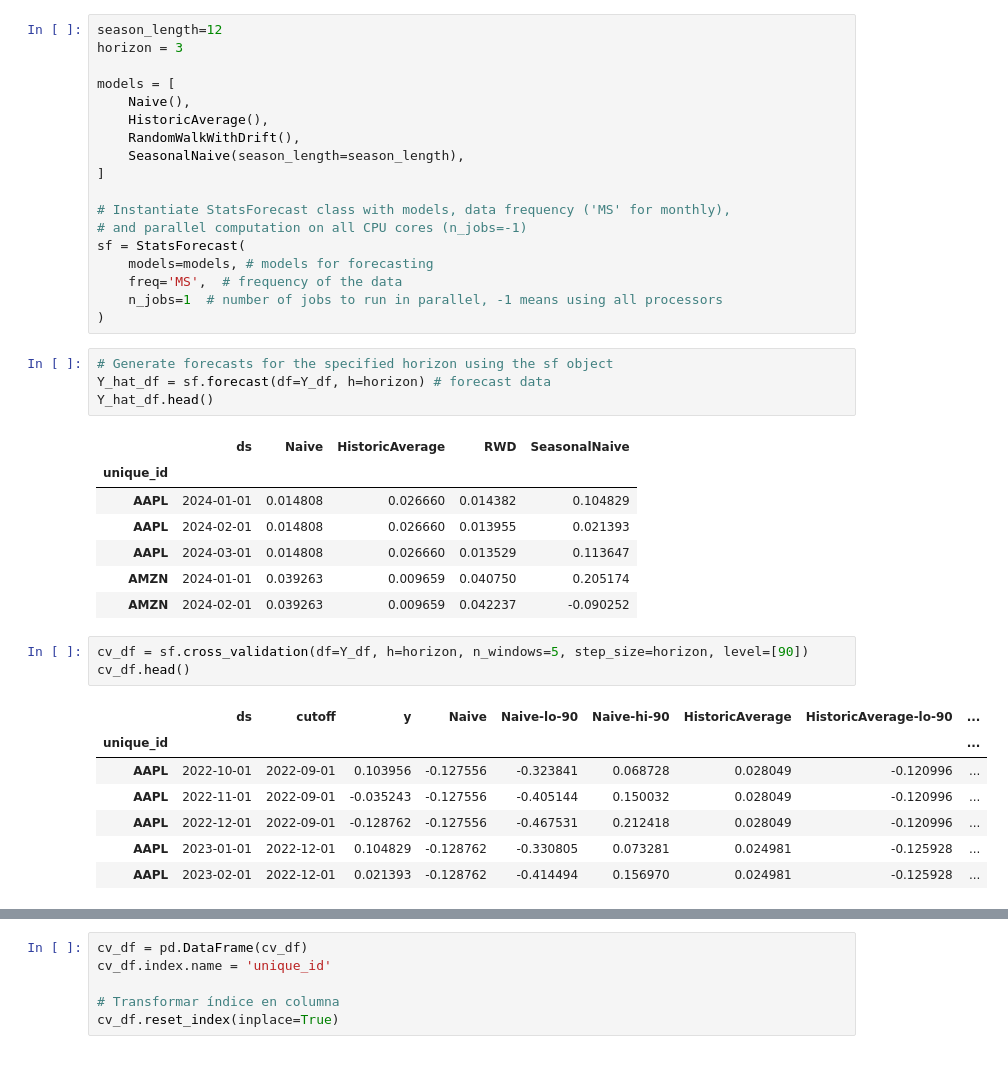
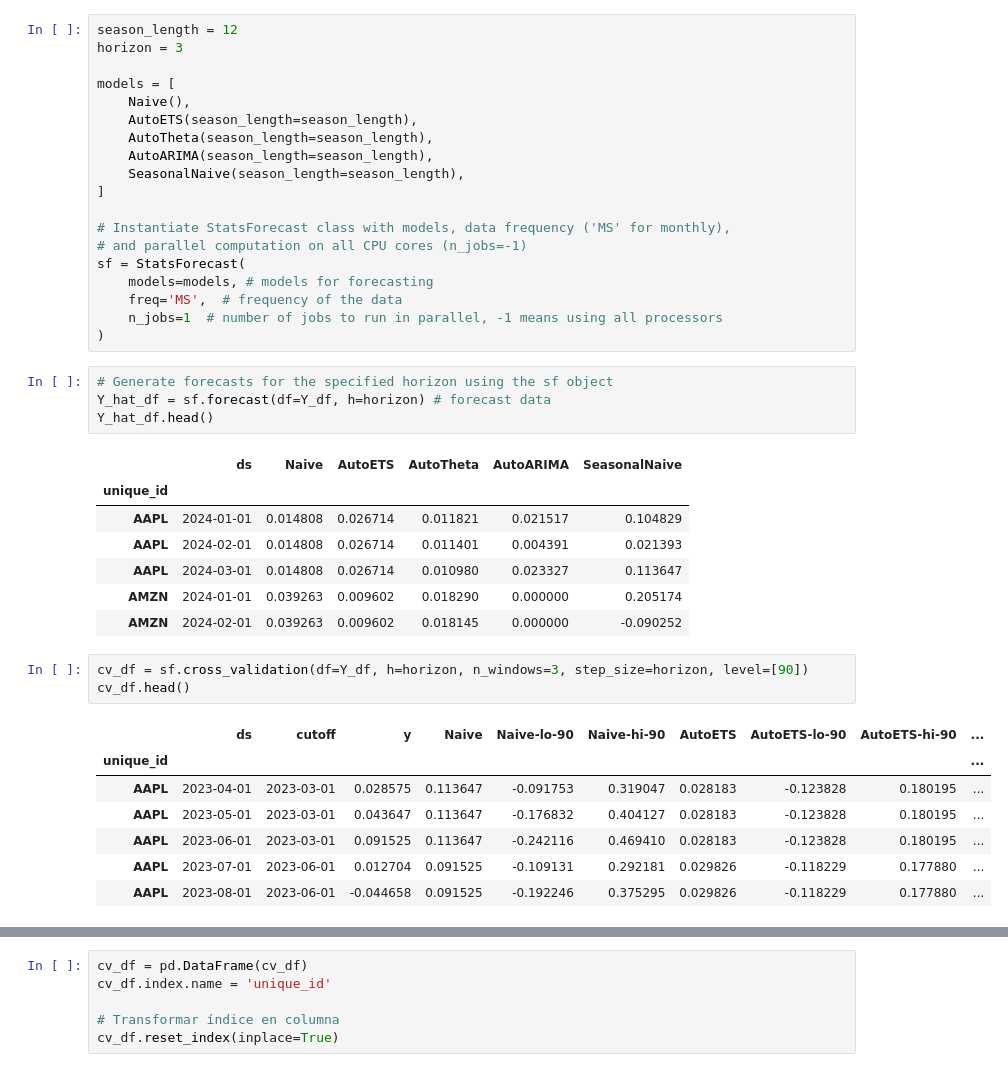
Before and after one commit to marcosherediapimienta/GenerativeAI_TimeSeries, a Jupyter notebook: Baseline_models(monthly).ipynb, the cells around one changed output, grey strips where cells are left out. Saved outputs shown, nothing was run; the diff lists cells and outputs as text.

```diff
--- a/Baseline_models(monthly).ipynb
+++ b/Baseline_models(monthly).ipynb
@@ -54,11 +51,12 @@ StatsForecast.plot(Y_df)
 # %%
-season_length=12
+season_length = 12
 horizon = 3
 
 models = [
     Naive(),
-    HistoricAverage(),
-    RandomWalkWithDrift(),
+    AutoETS(season_length=season_length),
+    AutoTheta(season_length=season_length),
+    AutoARIMA(season_length=season_length),
     SeasonalNaive(season_length=season_length),
 ]
 
@@ -74,21 +72,21 @@ sf = StatsForecast(
 Y_hat_df = sf.forecast(df=Y_df, h=horizon) # forecast data
 Y_hat_df.head()
 # %% [output]
-|  | ds | Naive | HistoricAverage | RWD | SeasonalNaive |
-| unique_id |  |  |  |  |  |
-| AAPL | 2024-01-01 | 0.014808 | 0.026660 | 0.014382 | 0.104829 |
-| AAPL | 2024-02-01 | 0.014808 | 0.026660 | 0.013955 | 0.021393 |
-| AAPL | 2024-03-01 | 0.014808 | 0.026660 | 0.013529 | 0.113647 |
-| AMZN | 2024-01-01 | 0.039263 | 0.009659 | 0.040750 | 0.205174 |
-| AMZN | 2024-02-01 | 0.039263 | 0.009659 | 0.042237 | -0.090252 |
+|  | ds | Naive | AutoETS | AutoTheta | AutoARIMA | SeasonalNaive |
+| unique_id |  |  |  |  |  |  |
+| AAPL | 2024-01-01 | 0.014808 | 0.026714 | 0.011821 | 0.021517 | 0.104829 |
+| AAPL | 2024-02-01 | 0.014808 | 0.026714 | 0.011401 | 0.004391 | 0.021393 |
+| AAPL | 2024-03-01 | 0.014808 | 0.026714 | 0.010980 | 0.023327 | 0.113647 |
+| AMZN | 2024-01-01 | 0.039263 | 0.009602 | 0.018290 | 0.000000 | 0.205174 |
+| AMZN | 2024-02-01 | 0.039263 | 0.009602 | 0.018145 | 0.000000 | -0.090252 |
 # %%
-cv_df = sf.cross_validation(df=Y_df, h=horizon, n_windows=5, step_size=horizon, level=[90])
+cv_df = sf.cross_validation(df=Y_df, h=horizon, n_windows=3, step_size=horizon, level=[90])
 cv_df.head()
 # %% [output]
-|  | ds | cutoff | y | Naive | Naive-lo-90 | Naive-hi-90 | HistoricAverage | HistoricAverage-lo-90 | ... |
-| unique_id |  |  |  |  |  |  |  |  | ... |
-| AAPL | 2022-10-01 | 2022-09-01 | 0.103956 | -0.127556 | -0.323841 | 0.068728 | 0.028049 | -0.120996 | ... |
-| AAPL | 2022-11-01 | 2022-09-01 | -0.035243 | -0.127556 | -0.405144 | 0.150032 | 0.028049 | -0.120996 | ... |
-| AAPL | 2022-12-01 | 2022-09-01 | -0.128762 | -0.127556 | -0.467531 | 0.212418 | 0.028049 | -0.120996 | ... |
-| AAPL | 2023-01-01 | 2022-12-01 | 0.104829 | -0.128762 | -0.330805 | 0.073281 | 0.024981 | -0.125928 | ... |
-| AAPL | 2023-02-01 | 2022-12-01 | 0.021393 | -0.128762 | -0.414494 | 0.156970 | 0.024981 | -0.125928 | ... |
+|  | ds | cutoff | y | Naive | Naive-lo-90 | Naive-hi-90 | AutoETS | AutoETS-lo-90 | AutoETS-hi-90 | ... |
+| unique_id |  |  |  |  |  |  |  |  |  | ... |
+| AAPL | 2023-04-01 | 2023-03-01 | 0.028575 | 0.113647 | -0.091753 | 0.319047 | 0.028183 | -0.123828 | 0.180195 | ... |
+| AAPL | 2023-05-01 | 2023-03-01 | 0.043647 | 0.113647 | -0.176832 | 0.404127 | 0.028183 | -0.123828 | 0.180195 | ... |
+| AAPL | 2023-06-01 | 2023-03-01 | 0.091525 | 0.113647 | -0.242116 | 0.469410 | 0.028183 | -0.123828 | 0.180195 | ... |
+| AAPL | 2023-07-01 | 2023-06-01 | 0.012704 | 0.091525 | -0.109131 | 0.292181 | 0.029826 | -0.118229 | 0.177880 | ... |
+| AAPL | 2023-08-01 | 2023-06-01 | -0.044658 | 0.091525 | -0.192246 | 0.375295 | 0.029826 | -0.118229 | 0.177880 | ... |
```
Also changed, not shown: parts of 10 cells of this notebook, 4 other files.
